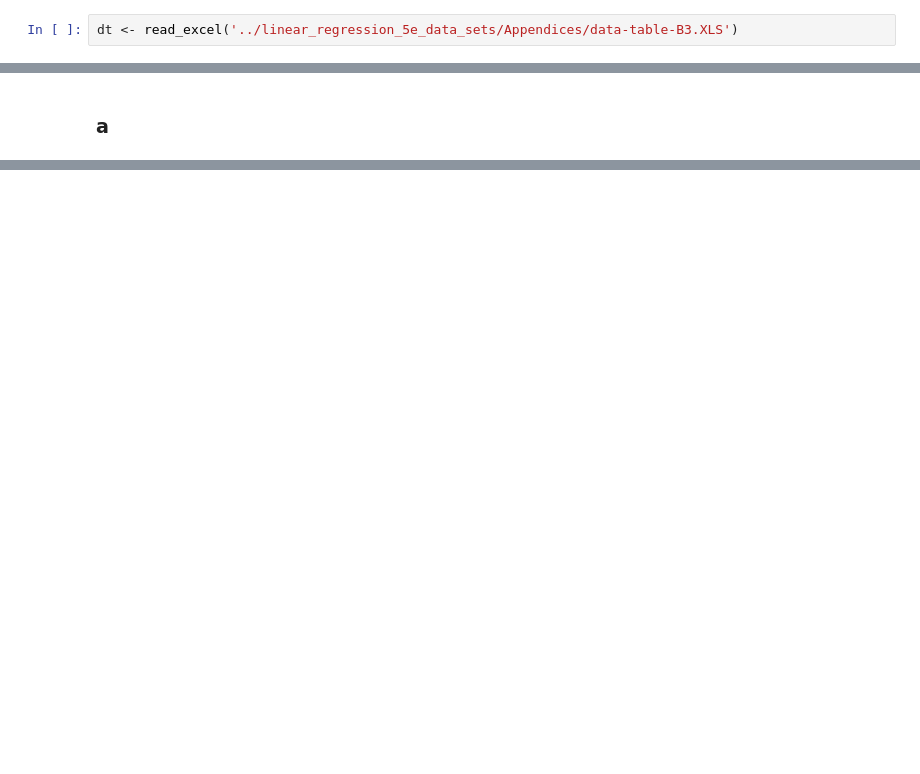
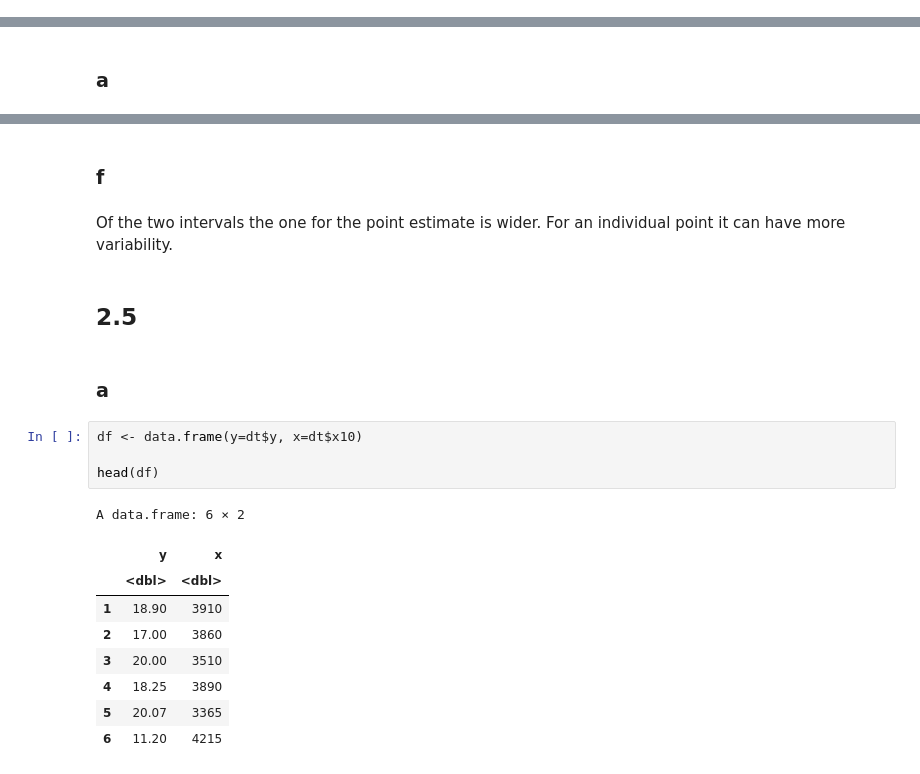
Before and after one commit to j-buss/Introduction-to-Linear-Regression-Analysis, a Jupyter notebook: Chapter_02/Chapter_02_Problems_R.ipynb, the cells around one changed output, grey strips where cells are left out. Cells and saved outputs as stored; diff of their text form; blank space fills up the shorter version.

```diff
--- a/Chapter_02/Chapter_02_Problems_R.ipynb
+++ b/Chapter_02/Chapter_02_Problems_R.ipynb
@@ -248,2 +253,0 @@ Warning message:
-# %%
-dt <- read_excel('../linear_regression_5e_data_sets/Appendices/data-table-B3.XLS')
@@ -275,0 +303,23 @@ ERROR: Error in eval(expr, envir, enclos): object 'f' not found
+# %% [markdown]
+### f
+# %% [markdown]
+Of the two intervals the one for the point estimate is wider. For an individual point it can have
+more variability.
+# %% [markdown]
+## 2.5
+# %% [markdown]
+### a
+# %%
+df <- data.frame(y=dt$y, x=dt$x10)
+
+head(df)
+# %% [output]
+A data.frame: 6 × 2
+|  | y | x |
+|  | <dbl> | <dbl> |
+| 1 | 18.90 | 3910 |
+| 2 | 17.00 | 3860 |
+| 3 | 20.00 | 3510 |
+| 4 | 18.25 | 3890 |
+| 5 | 20.07 | 3365 |
+| 6 | 11.20 | 4215 |
```
Also changed, not shown: parts of 57 cells of this notebook, 2 other files.
